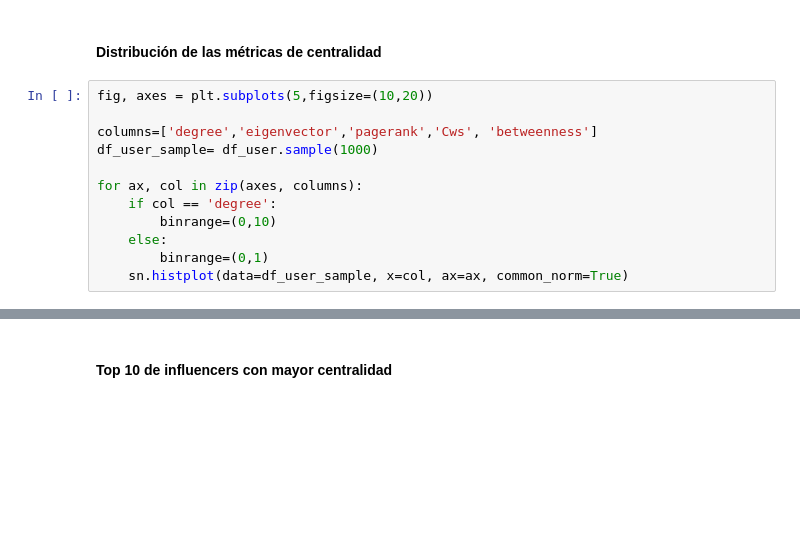
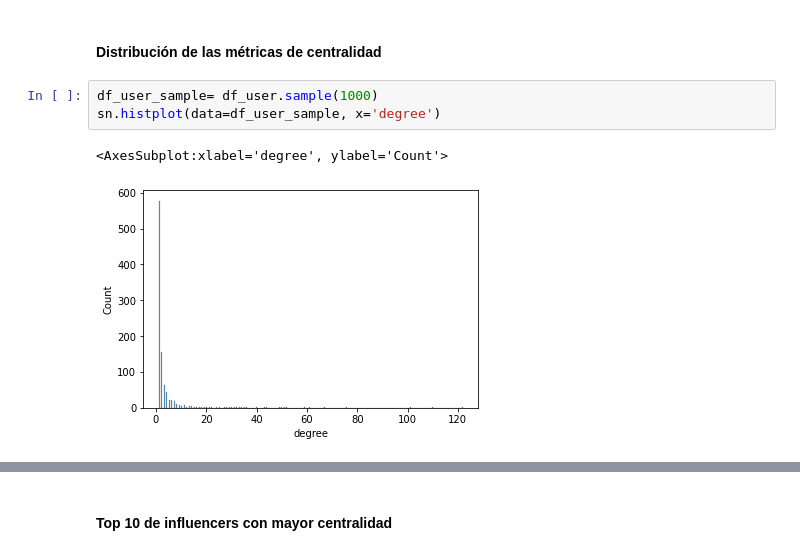
Before and after one commit to benjaminocampo/diplodatos_graphs, a Jupyter notebook: Practico1.ipynb, the cells around one changed output, grey strips where cells are left out. Saved outputs shown, nothing was run; the diff lists cells and outputs as text; blank space fills up the shorter version.

```diff
--- a/Practico1.ipynb
+++ b/Practico1.ipynb
@@ -273,15 +273,9 @@ df_user.describe().round(2)
 | max | 8207.00 | 2.703364e+08 | 0.36 | 0.04 | 1.00 |
 # %% [markdown]
 #### Distribución de las métricas de centralidad
-# %%
-fig, axes = plt.subplots(5,figsize=(10,20))
-
-columns=['degree','eigenvector','pagerank','Cws', 'betweenness']
-df_user_sample= df_user.sample(1000)
-
-for ax, col in zip(axes, columns):
-    if col == 'degree':
-        binrange=(0,10)
-    else:
-        binrange=(0,1)
-    sn.histplot(data=df_user_sample, x=col, ax=ax, common_norm=True)
+# %%
+df_user_sample= df_user.sample(1000)
+sn.histplot(data=df_user_sample, x='degree')
+# %% [output]
+<AxesSubplot:xlabel='degree', ylabel='Count'>
+[figure, added]
```
Also changed, not shown: parts of 24 cells of this notebook.
